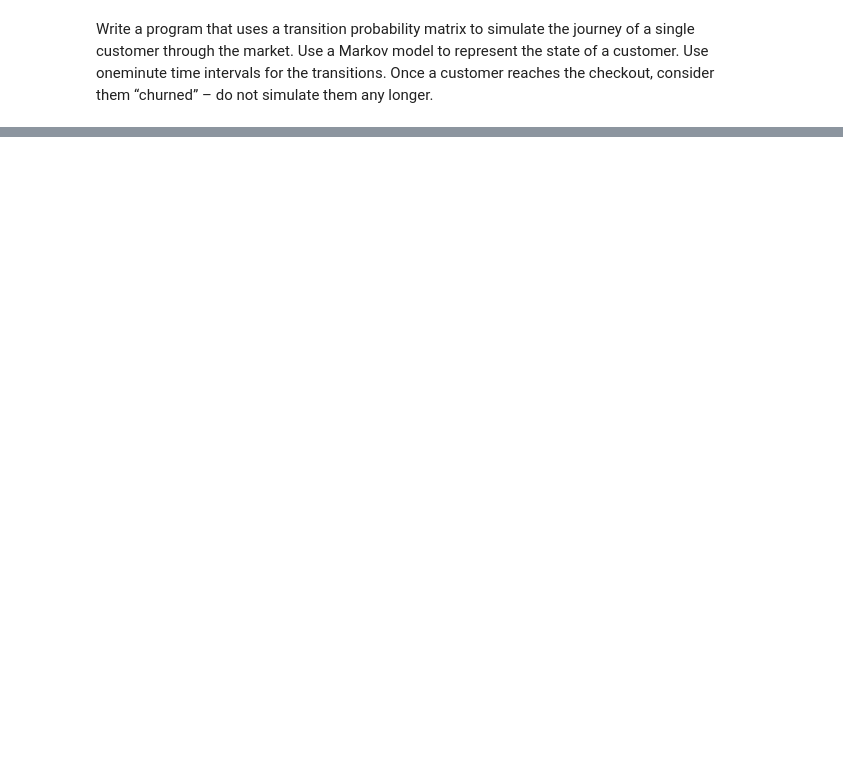
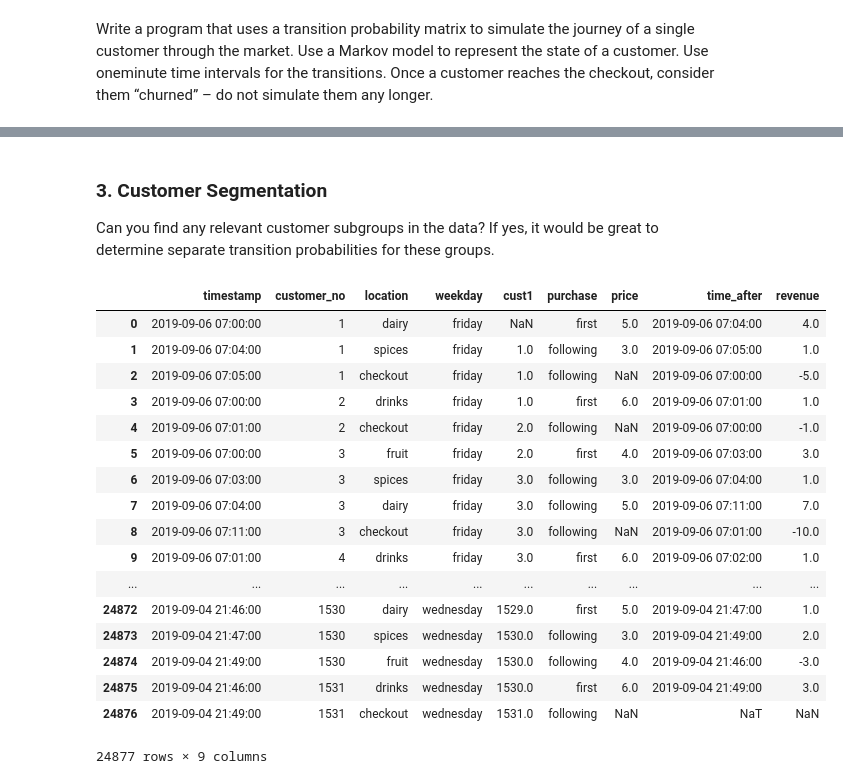
Before and after one commit to leona-ha/Markov_Customer_Churn, a Jupyter notebook: Customer_Flow_Markov.ipynb, the cells around one changed output, grey strips where cells are left out. Saved outputs shown, nothing was run; the diff lists cells and outputs as text; code cells hidden in the pictures; blank space fills up the shorter version.

```diff
--- a/Customer_Flow_Markov.ipynb
+++ b/Customer_Flow_Markov.ipynb
@@ -345,0 +333,25 @@ Text(0.5, 0, 'Timesteps')
+# %% [markdown]
+### 3. Customer Segmentation
+Can you find any relevant customer subgroups in the data? If yes, it would be great to determine
+separate transition probabilities for these groups.
+# %%
+week_new
+# %% [output]
+|  | timestamp | customer_no | location | weekday | cust1 | purchase | price | time_after | revenue |
+| 0 | 2019-09-06 07:00:00 | 1 | dairy | friday | NaN | first | 5.0 | 2019-09-06 07:04:00 | 4.0 |
+| 1 | 2019-09-06 07:04:00 | 1 | spices | friday | 1.0 | following | 3.0 | 2019-09-06 07:05:00 | 1.0 |
+| 2 | 2019-09-06 07:05:00 | 1 | checkout | friday | 1.0 | following | NaN | 2019-09-06 07:00:00 | -5.0 |
+| 3 | 2019-09-06 07:00:00 | 2 | drinks | friday | 1.0 | first | 6.0 | 2019-09-06 07:01:00 | 1.0 |
+| 4 | 2019-09-06 07:01:00 | 2 | checkout | friday | 2.0 | following | NaN | 2019-09-06 07:00:00 | -1.0 |
+| 5 | 2019-09-06 07:00:00 | 3 | fruit | friday | 2.0 | first | 4.0 | 2019-09-06 07:03:00 | 3.0 |
+| 6 | 2019-09-06 07:03:00 | 3 | spices | friday | 3.0 | following | 3.0 | 2019-09-06 07:04:00 | 1.0 |
+| 7 | 2019-09-06 07:04:00 | 3 | dairy | friday | 3.0 | following | 5.0 | 2019-09-06 07:11:00 | 7.0 |
+| 8 | 2019-09-06 07:11:00 | 3 | checkout | friday | 3.0 | following | NaN | 2019-09-06 07:01:00 | -10.0 |
+| 9 | 2019-09-06 07:01:00 | 4 | drinks | friday | 3.0 | first | 6.0 | 2019-09-06 07:02:00 | 1.0 |
+| ... | ... | ... | ... | ... | ... | ... | ... | ... | ... |
+| 24872 | 2019-09-04 21:46:00 | 1530 | dairy | wednesday | 1529.0 | first | 5.0 | 2019-09-04 21:47:00 | 1.0 |
+| 24873 | 2019-09-04 21:47:00 | 1530 | spices | wednesday | 1530.0 | following | 3.0 | 2019-09-04 21:49:00 | 2.0 |
+| 24874 | 2019-09-04 21:49:00 | 1530 | fruit | wednesday | 1530.0 | following | 4.0 | 2019-09-04 21:46:00 | -3.0 |
+| 24875 | 2019-09-04 21:46:00 | 1531 | drinks | wednesday | 1530.0 | first | 6.0 | 2019-09-04 21:49:00 | 3.0 |
+| 24876 | 2019-09-04 21:49:00 | 1531 | checkout | wednesday | 1531.0 | following | NaN | NaT | NaN |
+24877 rows × 9 columns
```
Also changed, not shown: parts of 12 cells of this notebook, 1 other file.
